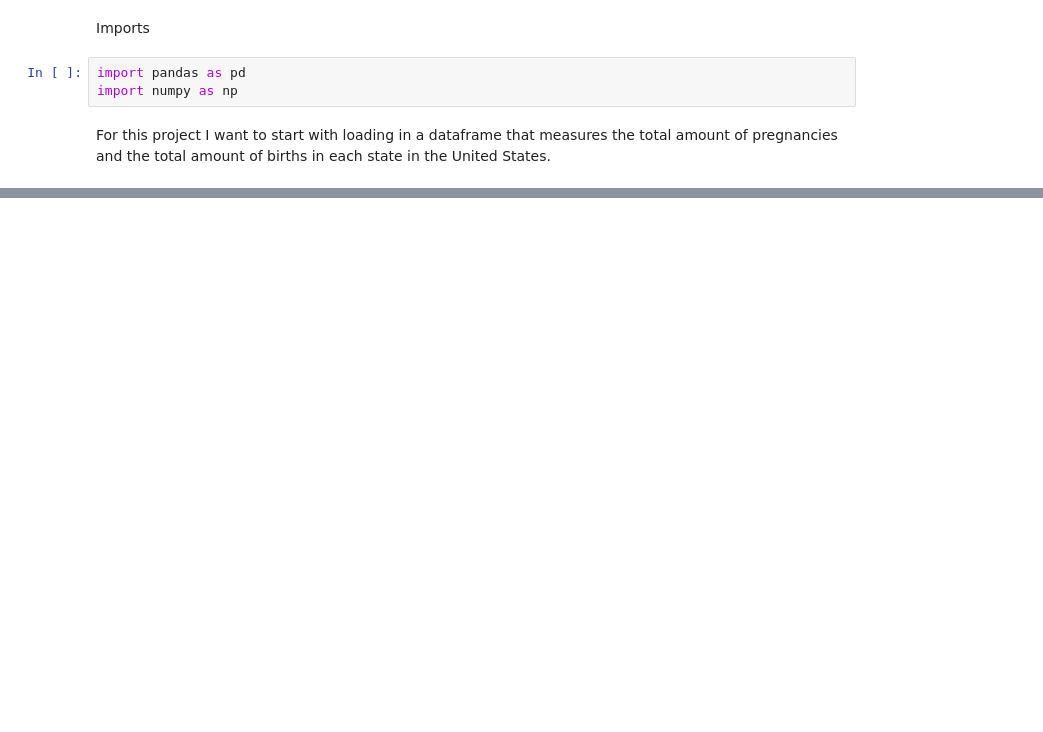
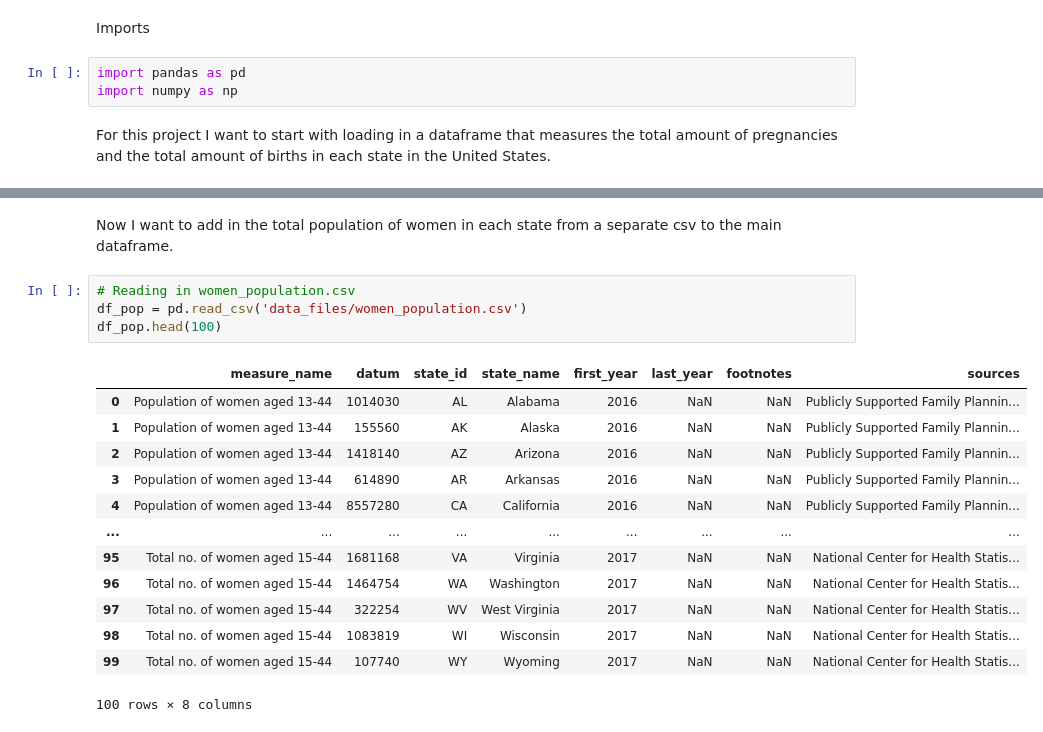
Before and after one commit to HaleyHynes/Pregnancy_US_Population_Data_Project, a Jupyter notebook: pregnancy_project.ipynb, the cells around one changed output, grey strips where cells are left out. Drawn from its saved outputs; the diff is of its cells as text; blank space fills up the shorter version.

```diff
--- a/pregnancy_project.ipynb
+++ b/pregnancy_project.ipynb
@@ -152,0 +148,20 @@ df1.head()
+# %% [markdown]
+Now I want to add in the total population of women in each state from a separate csv to the main dataframe.
+# %%
+# Reading in women_population.csv
+df_pop = pd.read_csv('data_files/women_population.csv')
+df_pop.head(100)
+# %% [output]
+|  | measure_name | datum | state_id | state_name | first_year | last_year | footnotes | sources |
+| 0 | Population of women aged 13-44 | 1014030 | AL | Alabama | 2016 | NaN | NaN | Publicly Supported Family Plannin... |
+| 1 | Population of women aged 13-44 | 155560 | AK | Alaska | 2016 | NaN | NaN | Publicly Supported Family Plannin... |
+| 2 | Population of women aged 13-44 | 1418140 | AZ | Arizona | 2016 | NaN | NaN | Publicly Supported Family Plannin... |
+| 3 | Population of women aged 13-44 | 614890 | AR | Arkansas | 2016 | NaN | NaN | Publicly Supported Family Plannin... |
+| 4 | Population of women aged 13-44 | 8557280 | CA | California | 2016 | NaN | NaN | Publicly Supported Family Plannin... |
+| ... | ... | ... | ... | ... | ... | ... | ... | ... |
+| 95 | Total no. of women aged 15-44 | 1681168 | VA | Virginia | 2017 | NaN | NaN | National Center for Health Statis... |
+| 96 | Total no. of women aged 15-44 | 1464754 | WA | Washington | 2017 | NaN | NaN | National Center for Health Statis... |
+| 97 | Total no. of women aged 15-44 | 322254 | WV | West Virginia | 2017 | NaN | NaN | National Center for Health Statis... |
+| 98 | Total no. of women aged 15-44 | 1083819 | WI | Wisconsin | 2017 | NaN | NaN | National Center for Health Statis... |
+| 99 | Total no. of women aged 15-44 | 107740 | WY | Wyoming | 2017 | NaN | NaN | National Center for Health Statis... |
+100 rows × 8 columns
```
Also changed, not shown: parts of 42 cells of this notebook.
